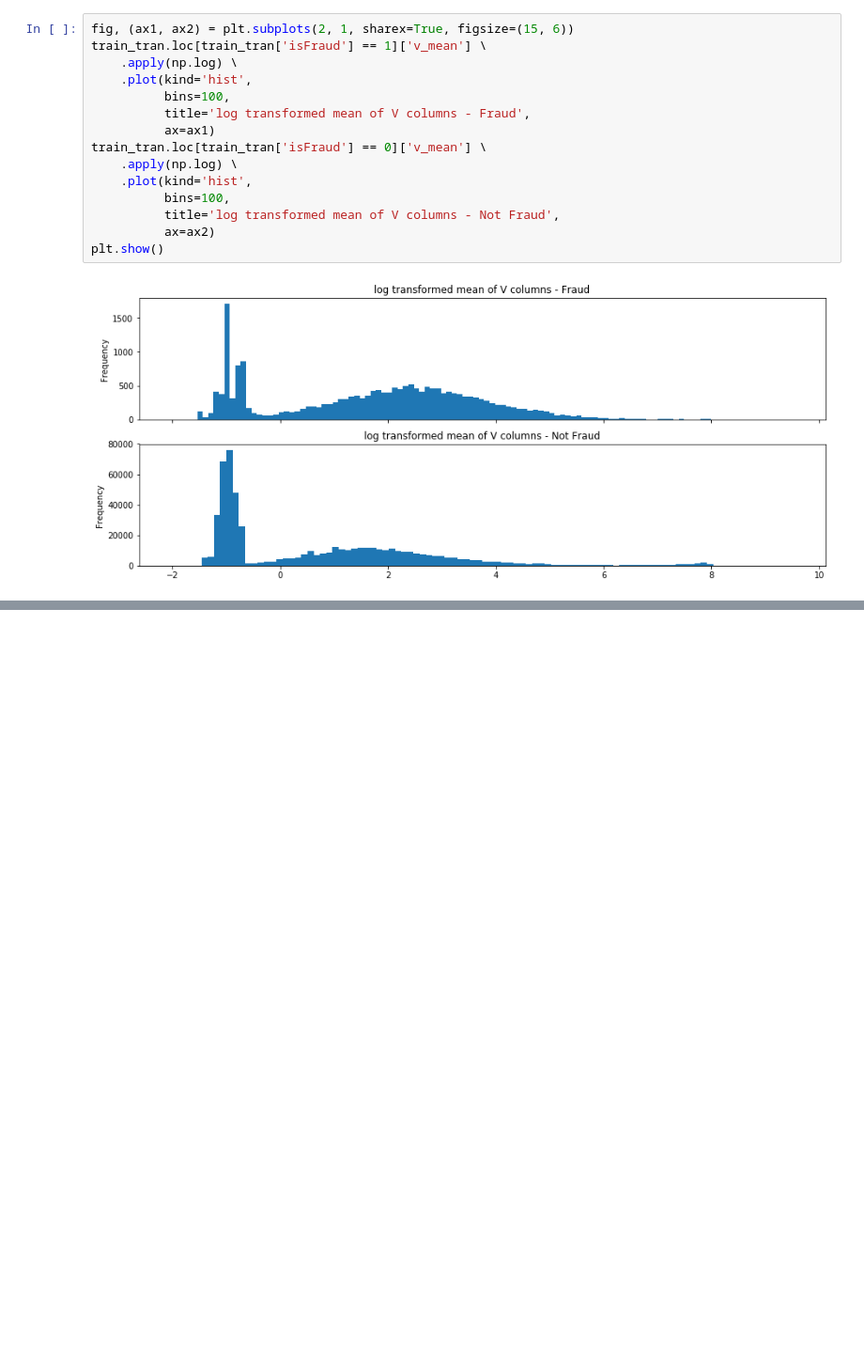
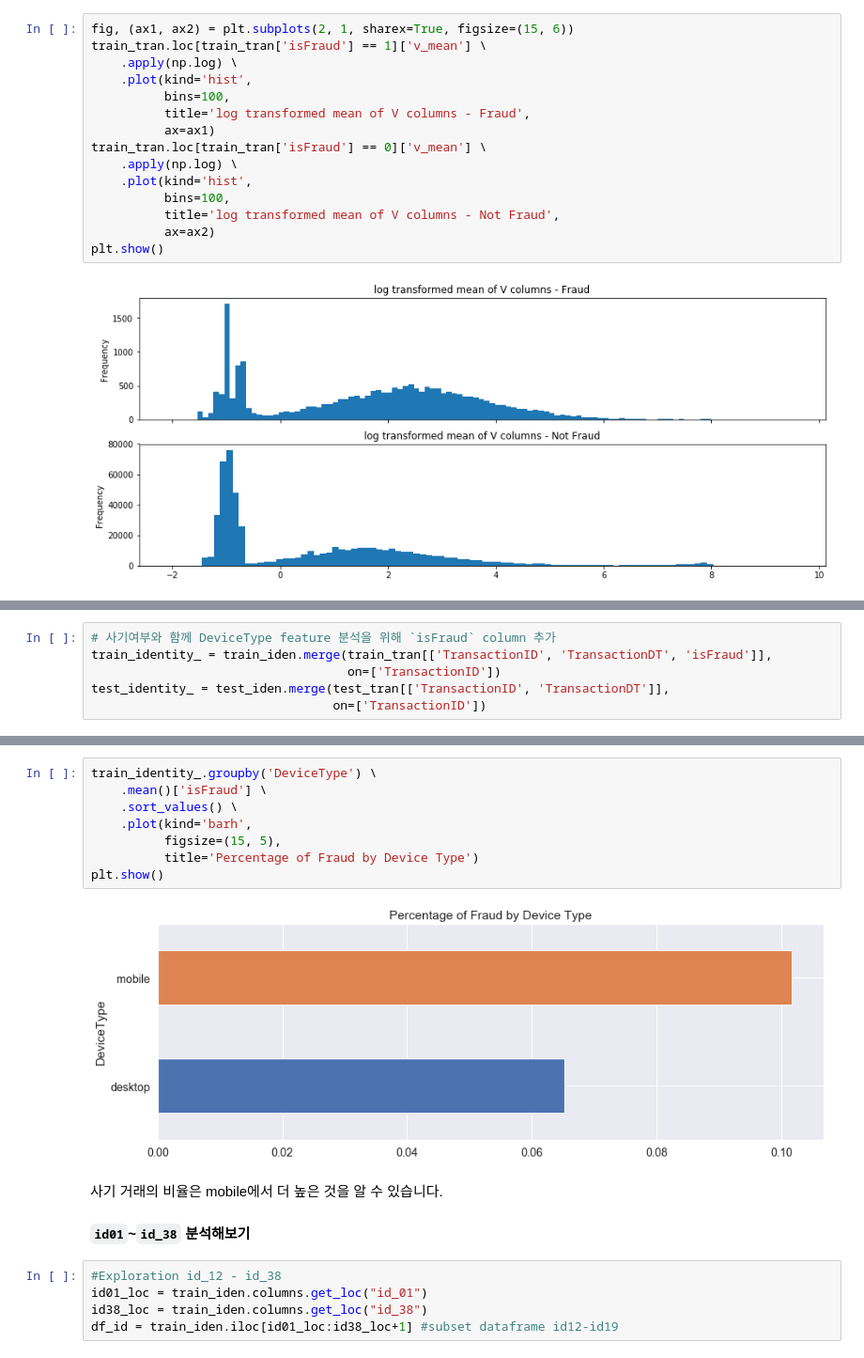
Before and after one commit to loveAlakazam/kaggle_IEEE_CIS_Fraud_Detection, a Jupyter notebook: Simple EDA of IEEE-FRAUD dataset.ipynb, the cells around one changed output, grey strips where cells are left out. Shown at 94% size. Drawn from its saved outputs; the diff is of its cells as text; blank space fills up the shorter version.

```diff
--- a/Simple EDA of IEEE-FRAUD dataset.ipynb
+++ b/Simple EDA of IEEE-FRAUD dataset.ipynb
@@ -453,0 +477,6 @@ X_test = X_test.fillna(-999)
+# %%
+# 사기여부와 함께 DeviceType feature 분석을 위해 `isFraud` column 추가
+train_identity_ = train_iden.merge(train_tran[['TransactionID', 'TransactionDT', 'isFraud']],
+                                   on=['TransactionID'])
+test_identity_ = test_iden.merge(test_tran[['TransactionID', 'TransactionDT']],
+                                 on=['TransactionID'])
@@ -453,0 +492,19 @@ X_test = X_test.fillna(-999)
+# %%
+train_identity_.groupby('DeviceType') \
+    .mean()['isFraud'] \
+    .sort_values() \
+    .plot(kind='barh',
+          figsize=(15, 5),
+          title='Percentage of Fraud by Device Type')
+plt.show()
+# %% [output]
+[figure, added]
+# %% [markdown]
+사기 거래의 비율은 mobile에서 더 높은 것을 알 수 있습니다.
+
+#### `id01`~`id_38` 분석해보기
+# %%
+#Exploration id_12 - id_38
+id01_loc = train_iden.columns.get_loc("id_01")
+id38_loc = train_iden.columns.get_loc("id_38")
+df_id = train_iden.iloc[id01_loc:id38_loc+1] #subset dataframe id12-id19
```
Also changed, not shown: parts of 34 cells of this notebook.
